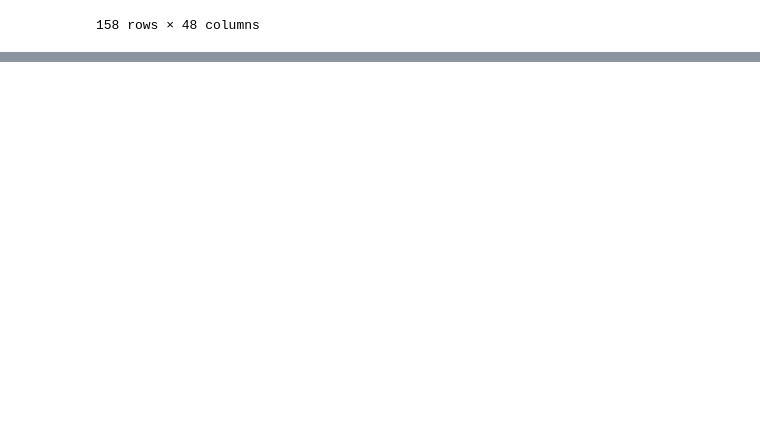
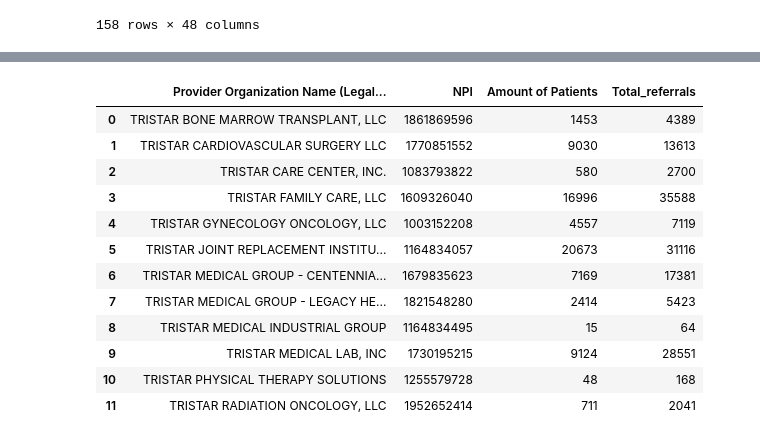
Before and after one commit to KagonDeans/hop-team, a Jupyter notebook: notebook/kd_question2_part2.ipynb, the cells around one changed output, grey strips where cells are left out. Saved outputs shown, nothing was run; the diff lists cells and outputs as text; code cells hidden in the pictures; blank space fills up the shorter version.

```diff
--- a/notebook/kd_question2_part2.ipynb
+++ b/notebook/kd_question2_part2.ipynb
@@ -59,0 +62,14 @@ The_vanderbilt
+# %%
+#Finding TriStar Centennial Medical Center ONLY in Nashville area
+query = """
+SELECT "Provider Organization Name (Legal Business Name)","NPI","Provider First Line Business Practice Location Address", SUM("patient_count") AS "Amount of Patients", SUM("transaction_count") AS Total_referrals
+FROM npi_nppes AS nppes
+INNER JOIN hop_npi AS npi
+ON nppes.NPI = npi.from_npi
+WHERE "CBSA" = '34980' AND "Provider Organization Name (Legal Business Name)" LIKE '%TriStar%'
+GROUP BY 1,2,3
+"""
+with sqlite3.connect('../data/npi.sqlite') as db:
+    finding_tristar = pd.read_sql(query, db)
+
+finding_tristar
@@ -59,0 +86,28 @@ The_vanderbilt
+# %%
+#Finding TriStar Centennial Medical Center total organizations
+query = """
+SELECT "Provider Organization Name (Legal Business Name)","NPI", SUM("patient_count") AS "Amount of Patients", SUM("transaction_count") AS Total_referrals
+FROM npi_nppes AS nppes
+INNER JOIN hop_npi AS npi
+ON nppes.NPI = npi.from_npi
+WHERE "Provider Organization Name (Legal Business Name)" LIKE '%TriStar%'
+GROUP BY 1
+"""
+with sqlite3.connect('../data/npi.sqlite') as db:
+    finding_tristar_all = pd.read_sql(query, db)
+
+finding_tristar_all
+# %% [output]
+|  | Provider Organization Name (Legal... | NPI | Amount of Patients | Total_referrals |
+| 0 | TRISTAR BONE MARROW TRANSPLANT, LLC | 1861869596 | 1453 | 4389 |
+| 1 | TRISTAR CARDIOVASCULAR SURGERY LLC | 1770851552 | 9030 | 13613 |
+| 2 | TRISTAR CARE CENTER, INC. | 1083793822 | 580 | 2700 |
+| 3 | TRISTAR FAMILY CARE, LLC | 1609326040 | 16996 | 35588 |
+| 4 | TRISTAR GYNECOLOGY ONCOLOGY, LLC | 1003152208 | 4557 | 7119 |
+| 5 | TRISTAR JOINT REPLACEMENT INSTITU... | 1164834057 | 20673 | 31116 |
+| 6 | TRISTAR MEDICAL GROUP - CENTENNIA... | 1679835623 | 7169 | 17381 |
+| 7 | TRISTAR MEDICAL GROUP - LEGACY HE... | 1821548280 | 2414 | 5423 |
+| 8 | TRISTAR MEDICAL INDUSTRIAL GROUP | 1164834495 | 15 | 64 |
+| 9 | TRISTAR MEDICAL LAB, INC | 1730195215 | 9124 | 28551 |
+| 10 | TRISTAR PHYSICAL THERAPY SOLUTIONS | 1255579728 | 48 | 168 |
+| 11 | TRISTAR RADIATION ONCOLOGY, LLC | 1952652414 | 711 | 2041 |
```
Also changed, not shown: parts of 16 cells of this notebook.
